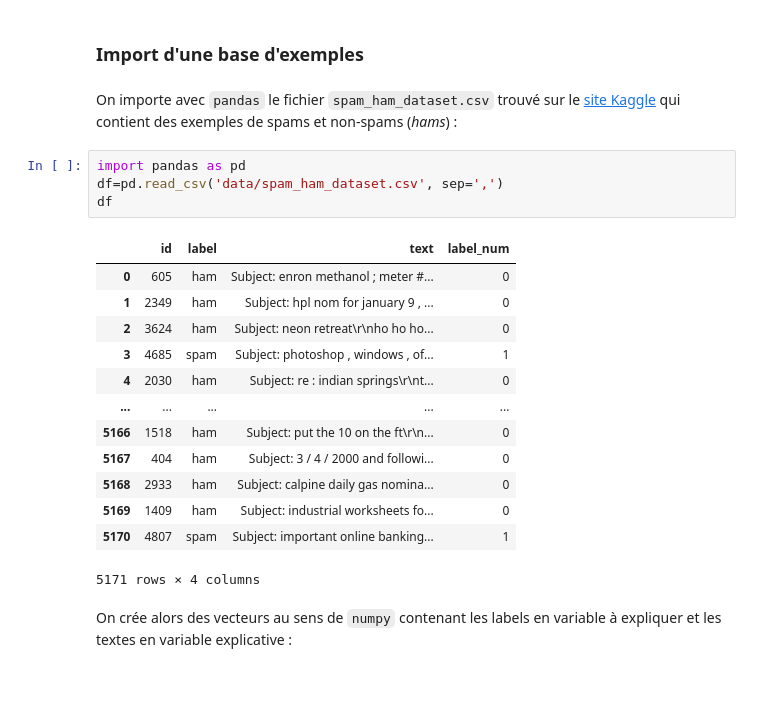
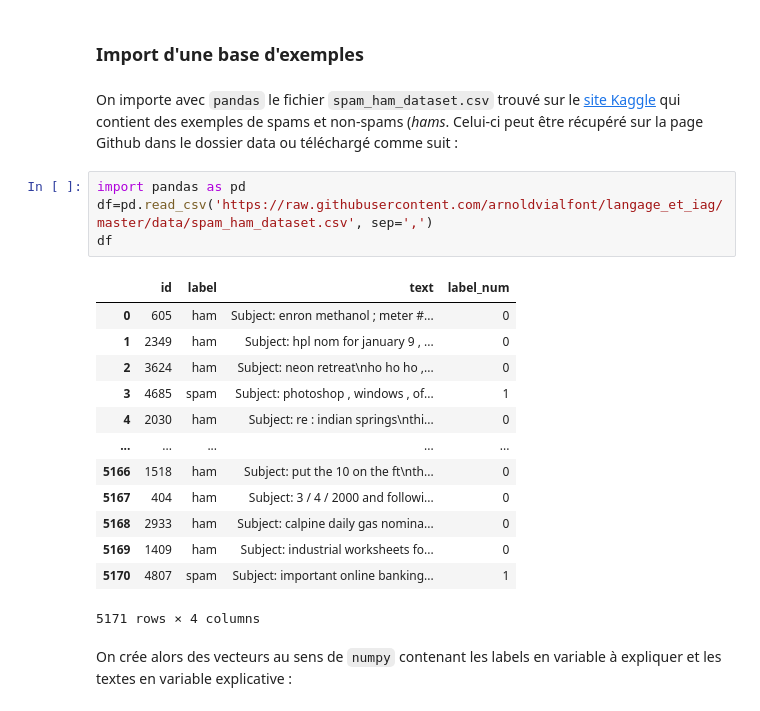
Before and after one commit to arnoldvialfont/langage_et_iag, a Jupyter notebook: 2_vectorisation_des_textes_et_inference.ipynb, the cells around one changed output. Drawn from its saved outputs; the diff is of its cells as text; blank space fills up the shorter version.

```diff
--- a/2_vectorisation_des_textes_et_inference.ipynb
+++ b/2_vectorisation_des_textes_et_inference.ipynb
@@ -748,20 +755,20 @@ Il s'agit bien sûr d'une simple illustration de classification de documents, et
 # %% [markdown]
 ### Import d'une base d'exemples
 # %% [markdown]
-On importe avec `pandas` le fichier `spam_ham_dataset.csv` trouvé sur le [site Kaggle](https://www.kaggle.com/datasets/venky73/spam-mails-dataset) qui contient des exemples de spams et non-spams (*hams*) :
+On importe avec `pandas` le fichier `spam_ham_dataset.csv` trouvé sur le [site Kaggle](https://www.kaggle.com/datasets/venky73/spam-mails-dataset) qui contient des exemples de spams et non-spams (*hams*. Celui-ci peut être récupéré sur la page Github dans le dossier data ou téléchargé comme suit :
 # %%
 import pandas as pd
-df=pd.read_csv('data/spam_ham_dataset.csv', sep=',')
+df=pd.read_csv('https://raw.githubusercontent.com/arnoldvialfont/langage_et_iag/master/data/spam_ham_dataset.csv', sep=',')
 df
 # %% [output]
 |  | id | label | text | label_num |
 | 0 | 605 | ham | Subject: enron methanol ; meter #... | 0 |
 | 1 | 2349 | ham | Subject: hpl nom for january 9 , ... | 0 |
-| 2 | 3624 | ham | Subject: neon retreat\r\nho ho ho... | 0 |
+| 2 | 3624 | ham | Subject: neon retreat\nho ho ho ,... | 0 |
 | 3 | 4685 | spam | Subject: photoshop , windows , of... | 1 |
-| 4 | 2030 | ham | Subject: re : indian springs\r\nt... | 0 |
+| 4 | 2030 | ham | Subject: re : indian springs\nthi... | 0 |
 | ... | ... | ... | ... | ... |
-| 5166 | 1518 | ham | Subject: put the 10 on the ft\r\n... | 0 |
+| 5166 | 1518 | ham | Subject: put the 10 on the ft\nth... | 0 |
 | 5167 | 404 | ham | Subject: 3 / 4 / 2000 and followi... | 0 |
 | 5168 | 2933 | ham | Subject: calpine daily gas nomina... | 0 |
 | 5169 | 1409 | ham | Subject: industrial worksheets fo... | 0 |
```
Also changed, not shown: parts of 6 cells of this notebook.
